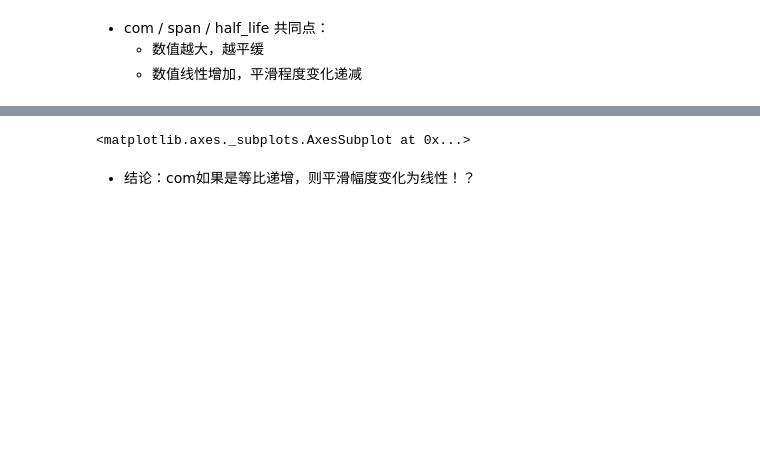
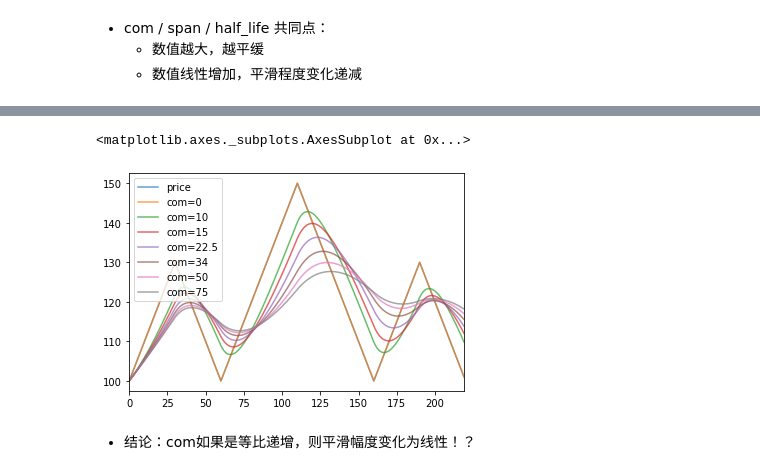
Before and after one commit to gitstum/deli-hub, a Jupyter notebook: features/doc/01_MA&WEMA.ipynb, the cells around one changed output, grey strips where cells are left out. Drawn from its saved outputs; the diff is of its cells as text; code cells hidden in the pictures; blank space fills up the shorter version.

```diff
--- a/features/doc/01_MA&WEMA.ipynb
+++ b/features/doc/01_MA&WEMA.ipynb
@@ -115,7 +110,7 @@ df_ewm.plot(alpha=0.7)
 
 df_ewm = df.copy()
 
-for n in [0, 10, 15, 22.5, 33, 49, 75]:
+for n in [0, 10, 15, 22.5, 34, 50, 75]:
     com_value = n
     com = '%.2f' % com_value
     df_ewm['com=%s' % com_value] = df_ewm.price.ewm(com=com_value).mean()
@@ -129,4 +122,5 @@ df_ewm.plot(alpha=0.7)
 <matplotlib.axes._subplots.AxesSubplot at 0x...>
+[figure, added]
 # %% [markdown]
 - 结论：com如果是等比递增，则平滑幅度变化为线性！？
 # %%
```
Also changed, not shown: parts of 9 cells of this notebook, 5 other files.
